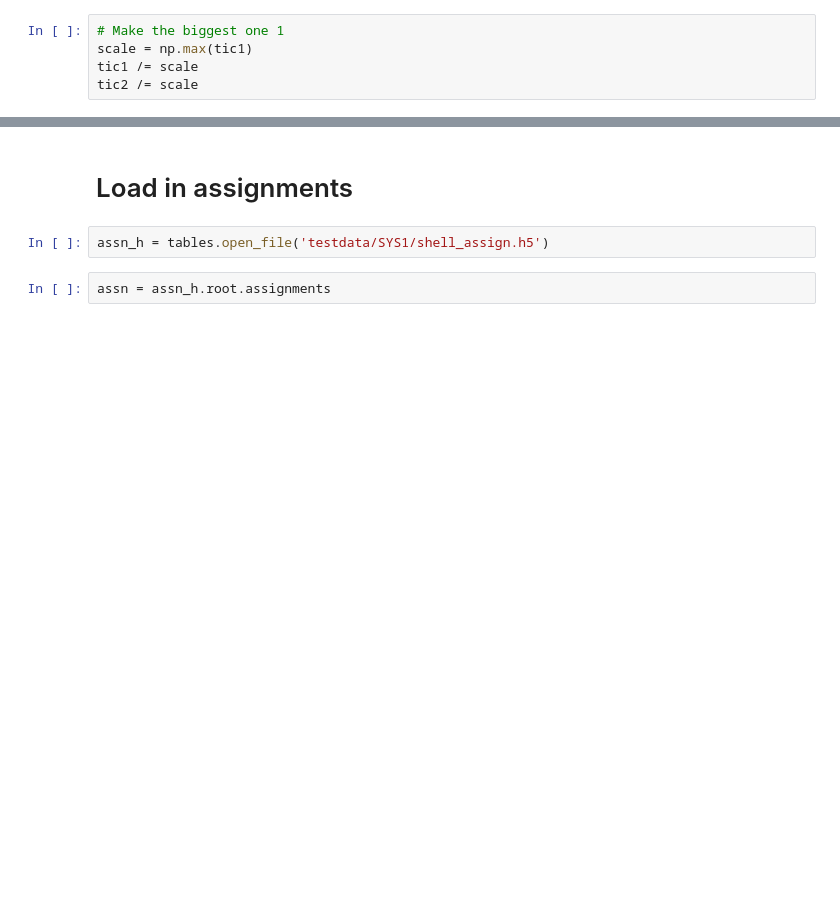
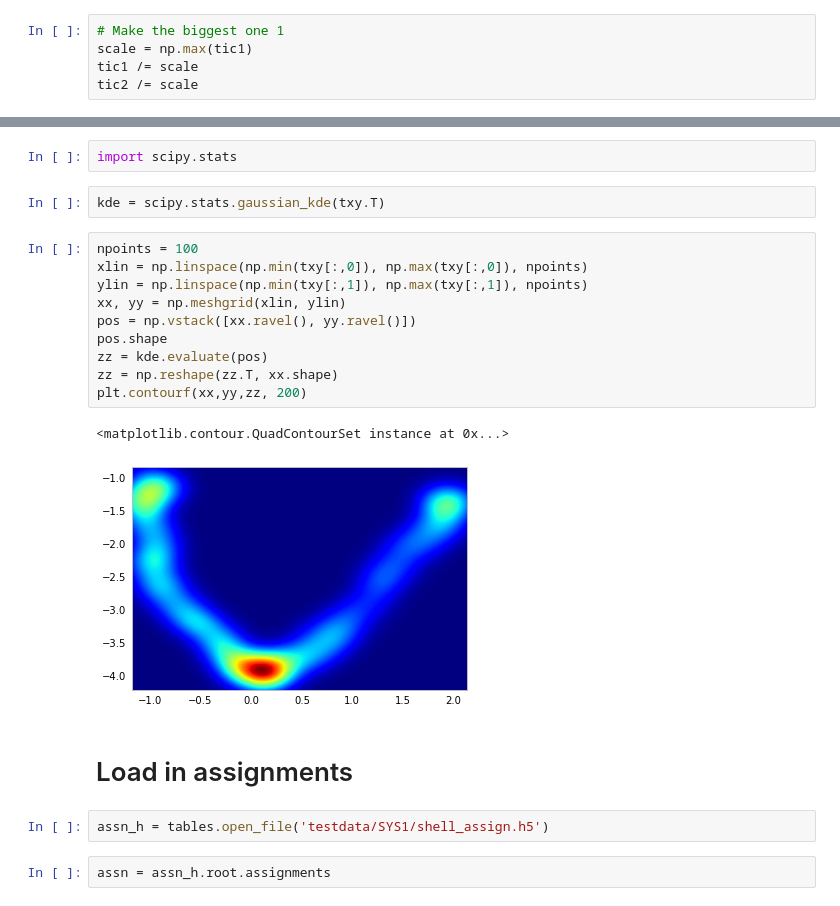
Before and after one commit to mpharrigan/wetmsm, a Jupyter notebook: ipython/bphc.ipynb, the cells around one changed output, grey strips where cells are left out. Cells and saved outputs as stored; diff of their text form; blank space fills up the shorter version.

```diff
--- a/ipython/bphc.ipynb
+++ b/ipython/bphc.ipynb
@@ -105,3 +130,20 @@ plt.scatter(range(len(tic2)), tic2, c='b', s=10)
+# %%
+import scipy.stats
+# %%
+kde = scipy.stats.gaussian_kde(txy.T)
+# %%
+npoints = 100
+xlin = np.linspace(np.min(txy[:,0]), np.max(txy[:,0]), npoints)
+ylin = np.linspace(np.min(txy[:,1]), np.max(txy[:,1]), npoints)
+xx, yy = np.meshgrid(xlin, ylin)
+pos = np.vstack([xx.ravel(), yy.ravel()])
+pos.shape
+zz = kde.evaluate(pos)
+zz = np.reshape(zz.T, xx.shape)
+plt.contourf(xx,yy,zz, 200)
+# %% [output]
+<matplotlib.contour.QuadContourSet instance at 0x...>
+[figure, added]
 # %% [markdown]
 # Load in assignments
 # %%
```
Also changed, not shown: parts of 15 cells of this notebook.
